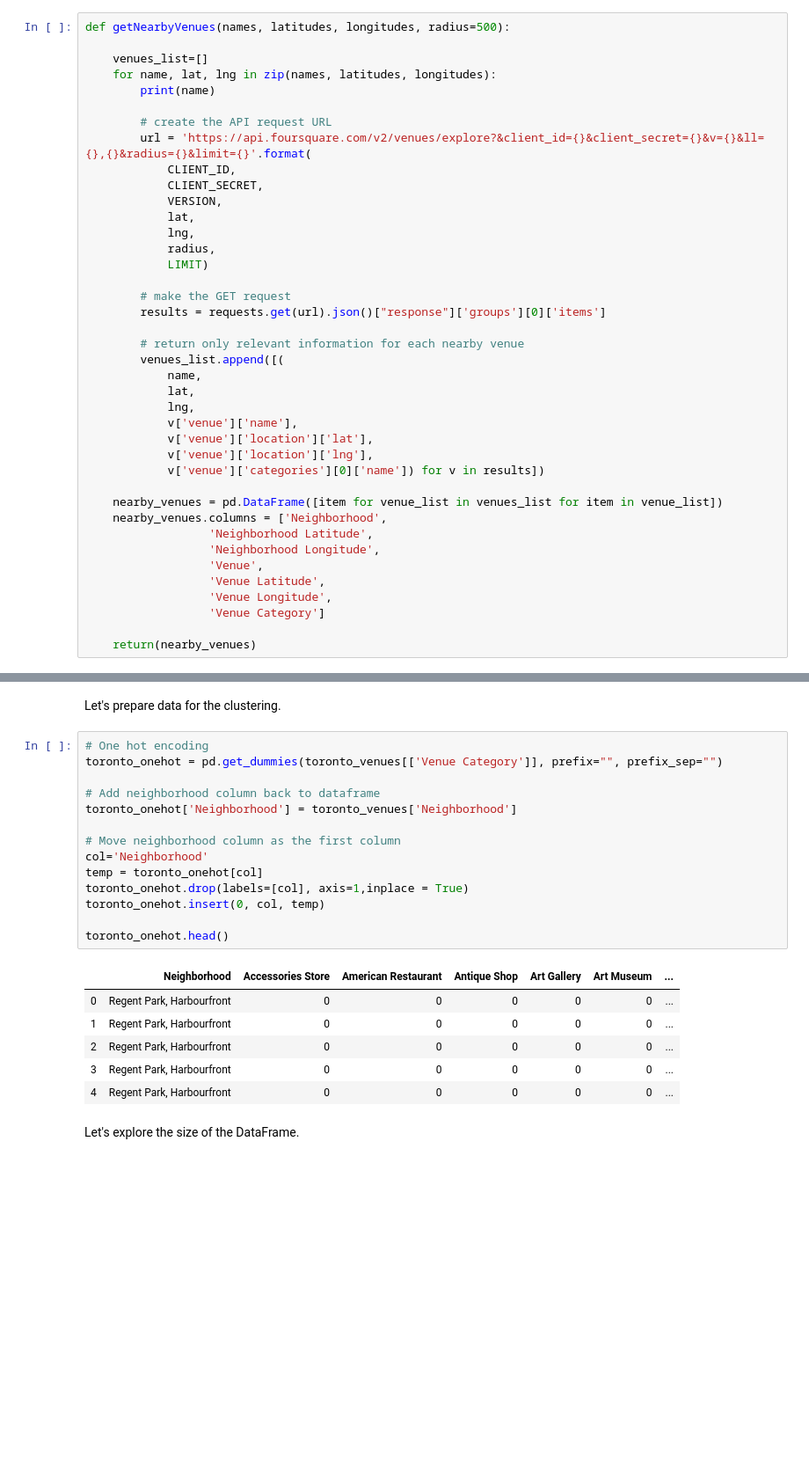
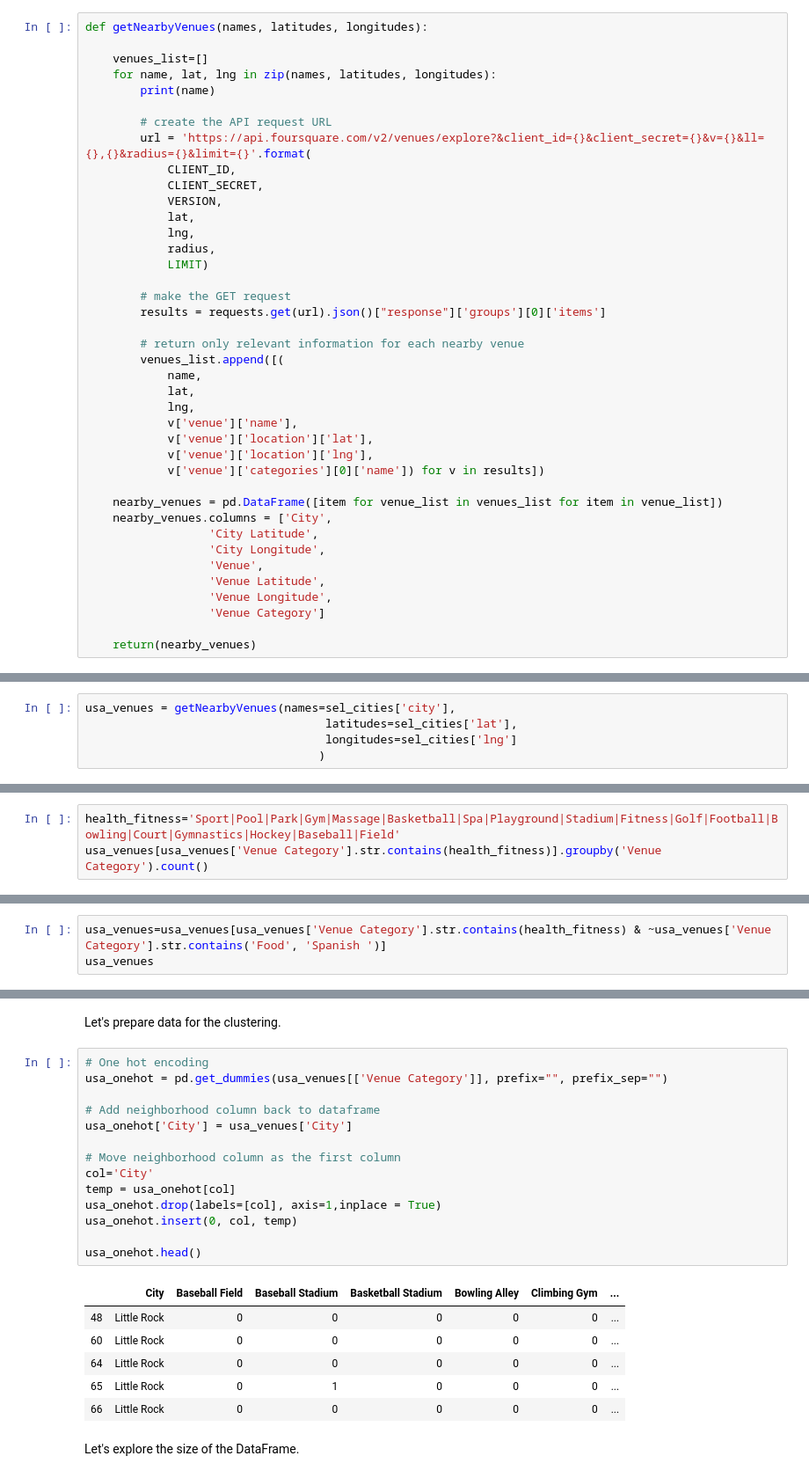
Before and after one commit to githubfezan/Coursera_Capstone, a Jupyter notebook: The_Battle_of_Neighborhoods_-_A Family_Business_Moving_to_a_New_Location.ipynb, the cells around one changed output, grey strips where cells are left out. Shown at 88% size. Drawn from its saved outputs; the diff is of its cells as text; blank space fills up the shorter version.

```diff
--- a/The_Battle_of_Neighborhoods_-_A Family_Business_Moving_to_a_New_Location.ipynb
+++ b/The_Battle_of_Neighborhoods_-_A Family_Business_Moving_to_a_New_Location.ipynb
@@ -647,7 +672,7 @@ CLIENT_SECRET:MDG201J4RR3FWOQ0RGFPBUE1TDQFAO0DH0KXL5MHJ3DA0J0T
 # %% [markdown]
 Let's borrow the function from New York city lab to explore all the neighborhoods in selected boroughs.
 # %%
-def getNearbyVenues(names, latitudes, longitudes, radius=500):
+def getNearbyVenues(names, latitudes, longitudes):
 
     venues_list=[]
     for name, lat, lng in zip(names, latitudes, longitudes):
@@ -677,9 +702,9 @@ def getNearbyVenues(names, latitudes, longitudes, radius=500):
             v['venue']['categories'][0]['name']) for v in results])
 
     nearby_venues = pd.DataFrame([item for venue_list in venues_list for item in venue_list])
-    nearby_venues.columns = ['Neighborhood',
-                  'Neighborhood Latitude',
-                  'Neighborhood Longitude',
+    nearby_venues.columns = ['City',
+                  'City Latitude',
+                  'City Longitude',
                   'Venue',
                   'Venue Latitude',
                   'Venue Longitude',
@@ -713,0 +716,5 @@ Business reply mail Processing CentrE
+# %%
+usa_venues = getNearbyVenues(names=sel_cities['city'],
+                                   latitudes=sel_cities['lat'],
+                                   longitudes=sel_cities['lng']
+                                  )
@@ -755,0 +772,3 @@ There are 219 uniques categories.
+# %%
+health_fitness='Sport|Pool|Park|Gym|Massage|Basketball|Spa|Playground|Stadium|Fitness|Golf|Football|Bowling|Court|Gymnastics|Hockey|Baseball|Field'
+usa_venues[usa_venues['Venue Category'].str.contains(health_fitness)].groupby('Venue Category').count()
@@ -755,0 +794,3 @@ There are 219 uniques categories.
+# %%
+usa_venues=usa_venues[usa_venues['Venue Category'].str.contains(health_fitness) & ~usa_venues['Venue Category'].str.contains('Food', 'Spanish ')]
+usa_venues
@@ -759,25 +818,25 @@ There are 219 uniques categories.
 Let's prepare data for the clustering.
 # %%
 # One hot encoding
-toronto_onehot = pd.get_dummies(toronto_venues[['Venue Category']], prefix="", prefix_sep="")
+usa_onehot = pd.get_dummies(usa_venues[['Venue Category']], prefix="", prefix_sep="")
 
 # Add neighborhood column back to dataframe
-toronto_onehot['Neighborhood'] = toronto_venues['Neighborhood']
+usa_onehot['City'] = usa_venues['City']
 
 # Move neighborhood column as the first column
-col='Neighborhood'
-temp = toronto_onehot[col]
-toronto_onehot.drop(labels=[col], axis=1,inplace = True)
-toronto_onehot.insert(0, col, temp)
+col='City'
+temp = usa_onehot[col]
+usa_onehot.drop(labels=[col], axis=1,inplace = True)
+usa_onehot.insert(0, col, temp)
 
-toronto_onehot.head()
+usa_onehot.head()
 # %% [output]
-|  | Neighborhood | Accessories Store | American Restaurant | Antique Shop | Art Gallery | Art Museum | ... |
-| 0 | Regent Park, Harbourfront | 0 | 0 | 0 | 0 | 0 | ... |
-| 1 | Regent Park, Harbourfront | 0 | 0 | 0 | 0 | 0 | ... |
-| 2 | Regent Park, Harbourfront | 0 | 0 | 0 | 0 | 0 | ... |
-| 3 | Regent Park, Harbourfront | 0 | 0 | 0 | 0 | 0 | ... |
-| 4 | Regent Park, Harbourfront | 0 | 0 | 0 | 0 | 0 | ... |
+|  | City | Baseball Field | Baseball Stadium | Basketball Stadium | Bowling Alley | Climbing Gym | ... |
+| 48 | Little Rock | 0 | 0 | 0 | 0 | 0 | ... |
+| 60 | Little Rock | 0 | 0 | 0 | 0 | 0 | ... |
+| 64 | Little Rock | 0 | 0 | 0 | 0 | 0 | ... |
+| 65 | Little Rock | 0 | 1 | 0 | 0 | 0 | ... |
+| 66 | Little Rock | 0 | 0 | 0 | 0 | 0 | ... |
 # %% [markdown]
 Let's explore the size of the DataFrame.
 # %%
```
Also changed, not shown: parts of 54 cells of this notebook.
